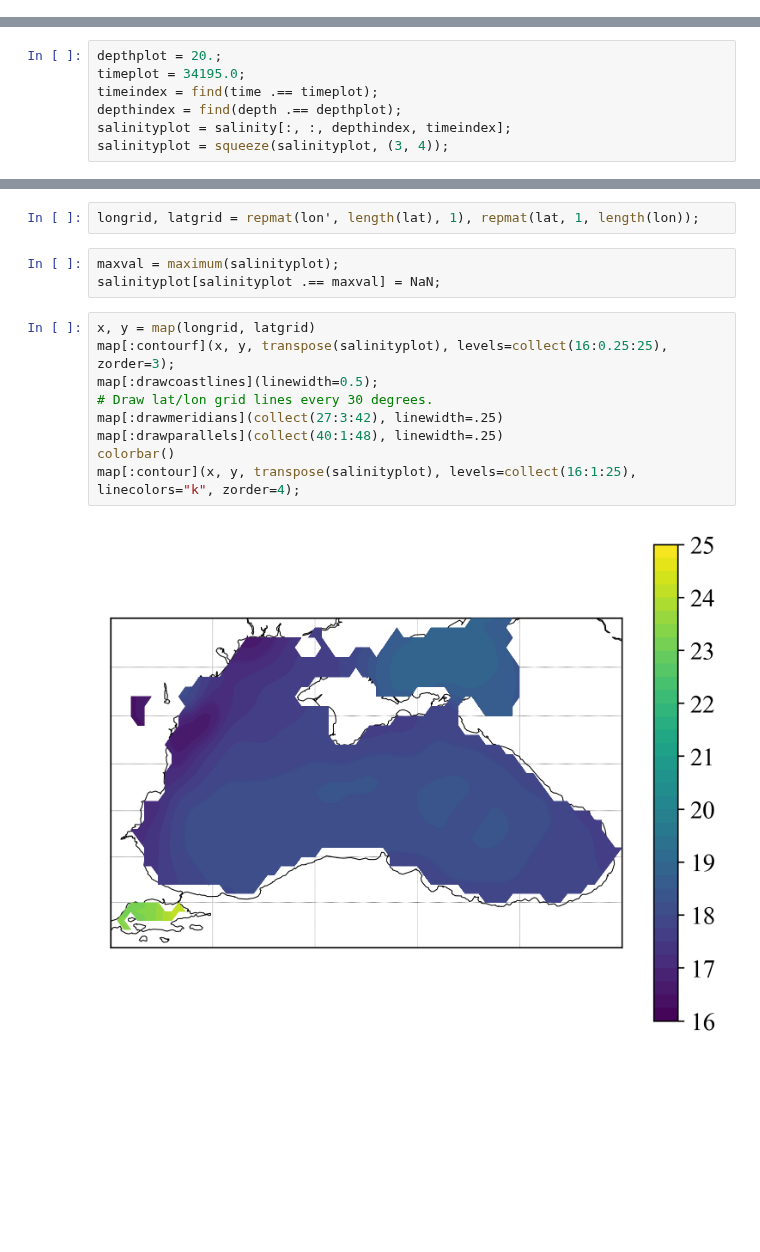
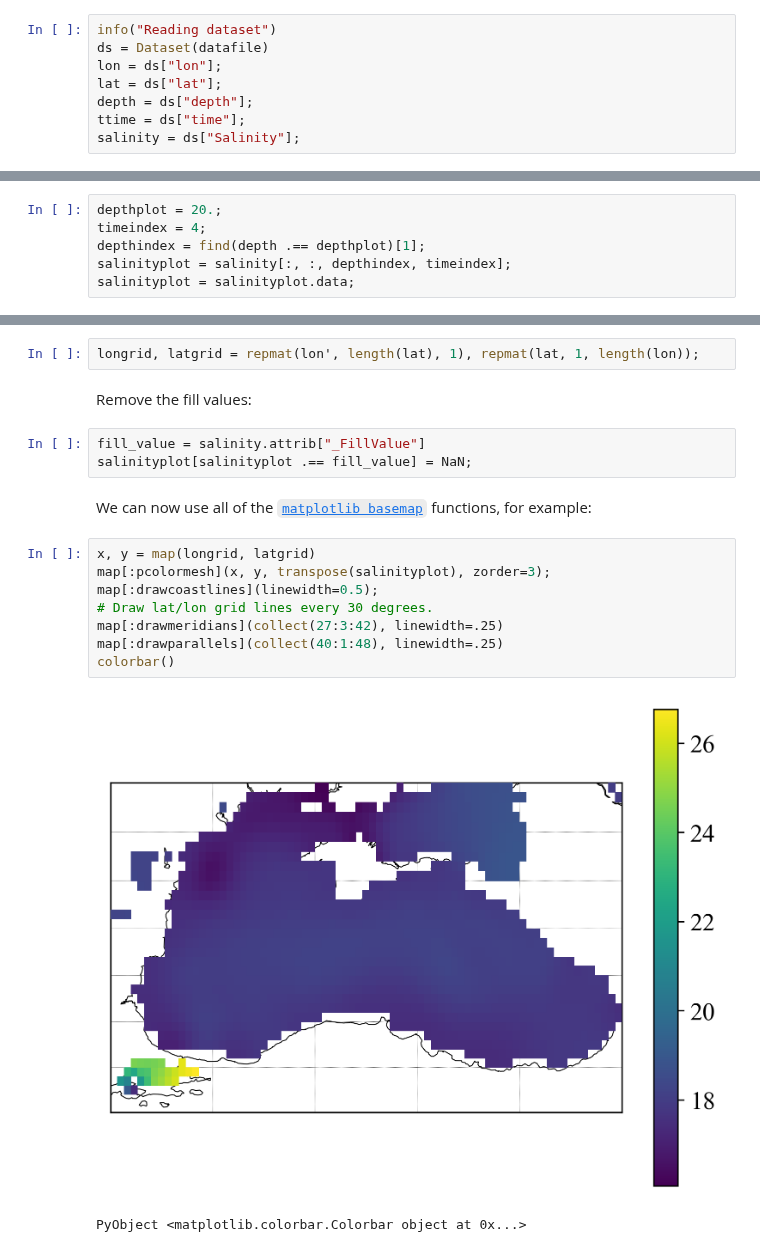
Before and after one commit to gher-uliege/Diva-Workshops, a Jupyter notebook: notebooks/postprocessing/plot_results_basemap.ipynb, the cells around one changed output, grey strips where cells are left out. Saved outputs shown, nothing was run; the diff lists cells and outputs as text; blank space fills up the shorter version.

Commit message:
updating plots

```diff
--- a/notebooks/postprocessing/plot_results_basemap.ipynb
+++ b/notebooks/postprocessing/plot_results_basemap.ipynb
@@ -46,0 +23,8 @@ lon, lat, depth, time, salinity = read_results_file(datafile);
+# %%
+info("Reading dataset")
+ds = Dataset(datafile)
+lon = ds["lon"];
+lat = ds["lat"];
+depth = ds["depth"];
+ttime = ds["time"];
+salinity = ds["Salinity"];
@@ -48,11 +34,10 @@ lon, lat, depth, time, salinity = read_results_file(datafile);
 ## Depth and period selection
 # %%
 depthplot = 20.;
-timeplot = 34195.0;
-timeindex = find(time .== timeplot);
-depthindex = find(depth .== depthplot);
+timeindex = 4;
+depthindex = find(depth .== depthplot)[1];
 salinityplot = salinity[:, :, depthindex, timeindex];
-salinityplot = squeeze(salinityplot, (3, 4));
+salinityplot = salinityplot.data;
 # %% [markdown]
 # Creation of plots
 ## Setup map projection
@@ -76,16 +64,20 @@ map[:fillcontinents]();
 # %%
 longrid, latgrid = repmat(lon', length(lat), 1), repmat(lat, 1, length(lon));
-# %%
-maxval = maximum(salinityplot);
-salinityplot[salinityplot .== maxval] = NaN;
+# %% [markdown]
+Remove the fill values:
+# %%
+fill_value = salinity.attrib["_FillValue"]
+salinityplot[salinityplot .== fill_value] = NaN;
+# %% [markdown]
+We can now use all of the [`matplotlib basemap`](https://matplotlib.org/basemap/) functions, for example:
 # %%
 x, y = map(longrid, latgrid)
-map[:contourf](x, y, transpose(salinityplot), levels=collect(16:0.25:25), zorder=3);
+map[:pcolormesh](x, y, transpose(salinityplot), zorder=3);
 map[:drawcoastlines](linewidth=0.5);
 # Draw lat/lon grid lines every 30 degrees.
 map[:drawmeridians](collect(27:3:42), linewidth=.25)
 map[:drawparallels](collect(40:1:48), linewidth=.25)
 colorbar()
-map[:contour](x, y, transpose(salinityplot), levels=collect(16:1:25), linecolors="k", zorder=4);
 # %% [output]
-[figure, old version]
+[figure, new version]
+PyObject <matplotlib.colorbar.Colorbar object at 0x...>
```
Also changed, not shown: parts of 10 cells of this notebook, 1 other file.
